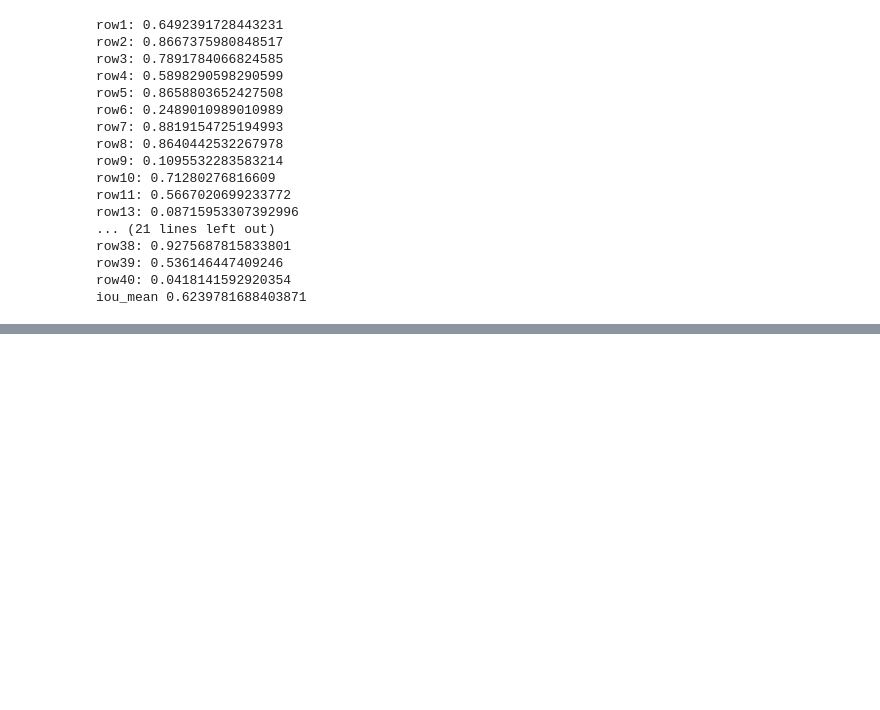
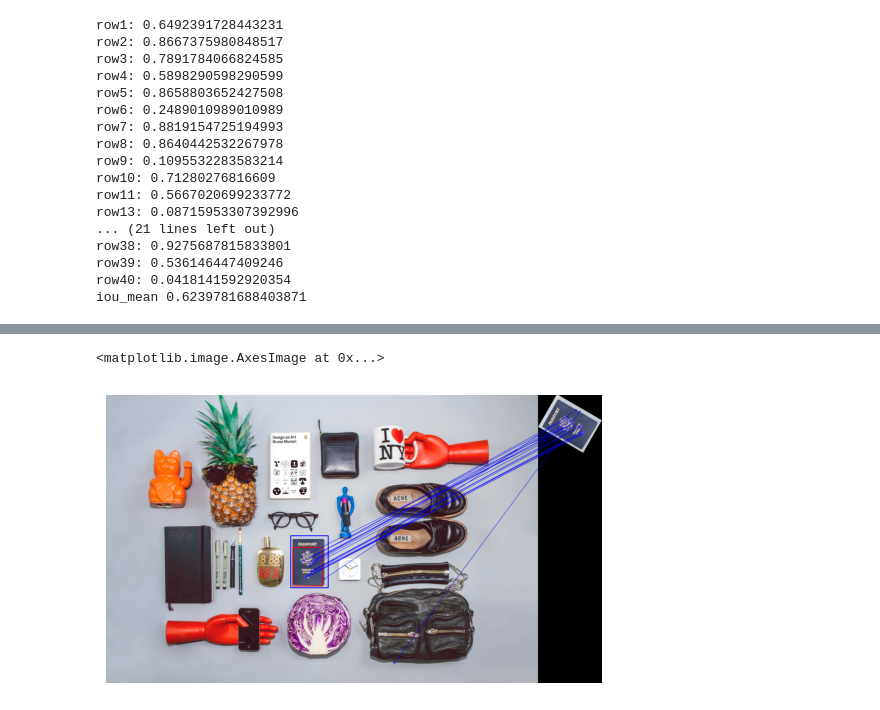
Before and after one commit to ogalay/cv_lab_2, a Jupyter notebook: cv_lab2.ipynb, the cells around one changed output, grey strips where cells are left out. Cells and saved outputs as stored; diff of their text form; code cells hidden in the pictures; blank space fills up the shorter version.

```diff
--- a/cv_lab2.ipynb
+++ b/cv_lab2.ipynb
@@ -136,0 +140,15 @@ iou(dataset.iloc[35], high_start, high_end)
+# %%
+sift = cv2.SIFT_create()
+kp1, des1 = sift.detectAndCompute(img1, None)
+kp2, des2 = sift.detectAndCompute(img2, None)
+# %%
+bf = cv2.BFMatcher(cv2.NORM_L1,crossCheck=True)
+matches = bf.match(des1,des2)
+matches = sorted(matches, key = lambda x:x.distance)
+# %%
+matching_result = cv2.drawMatches(img1, kp1, img2, kp2, matches[:20], None, [255,0,0], flags=2)
+plt.axis('off')
+plt.imshow(cv2.cvtColor(matching_result, cv2.COLOR_BGR2RGB))
+# %% [output]
+<matplotlib.image.AxesImage at 0x...>
+[figure, added]
```
Also changed, not shown: parts of 6 cells of this notebook, 2 other files.
